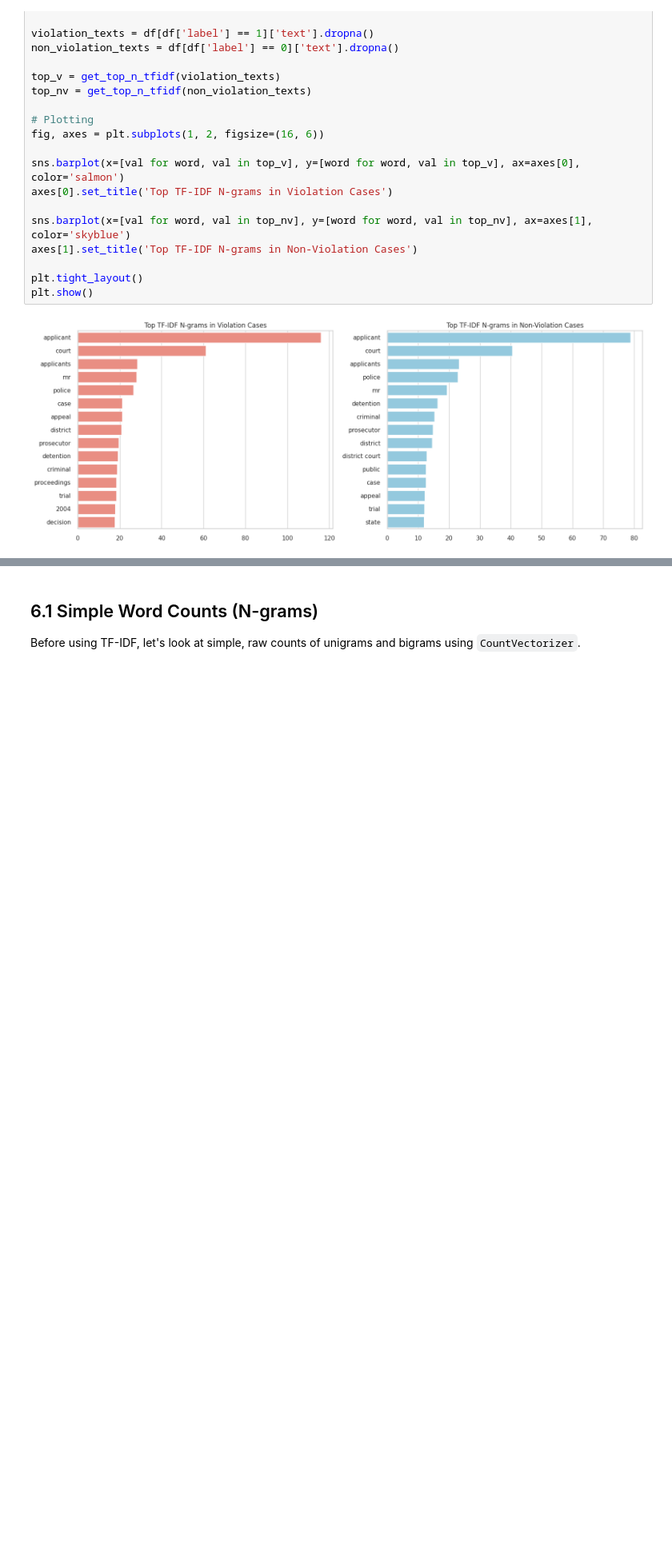
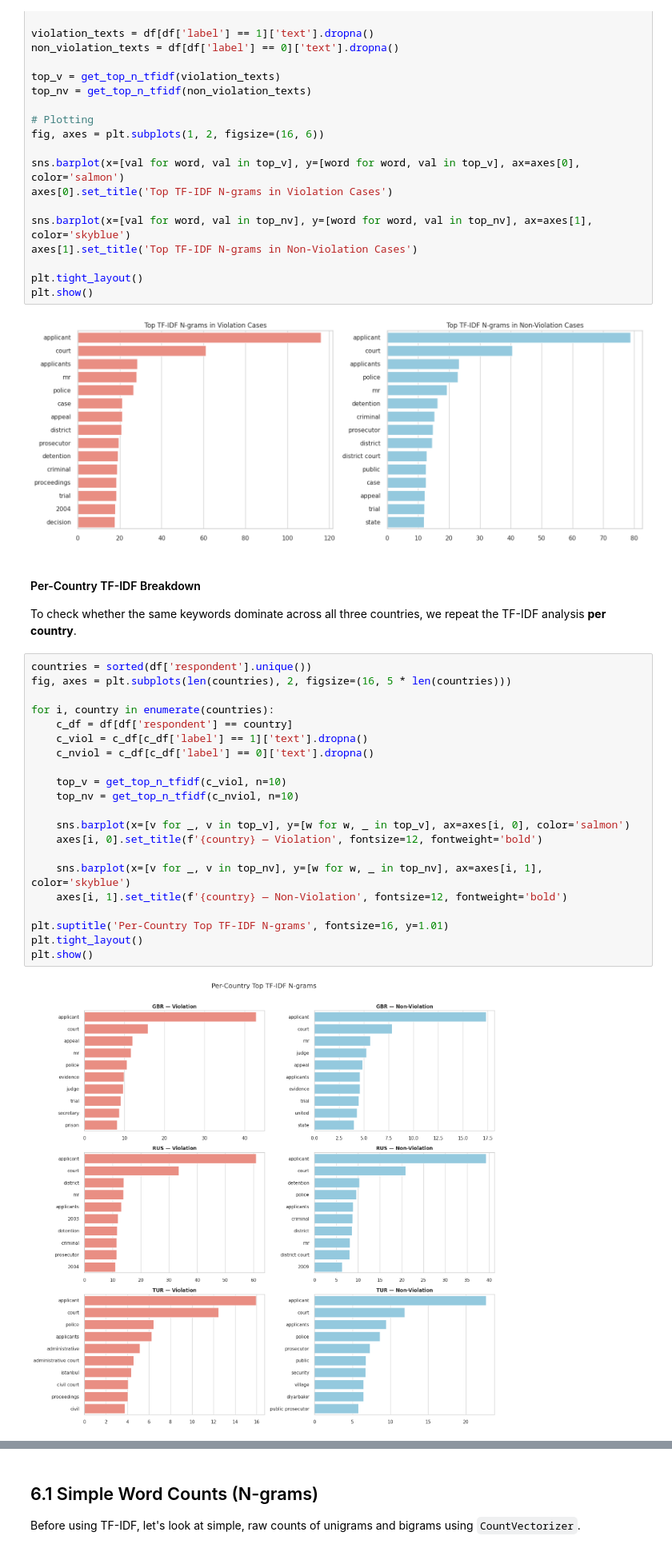
Before and after one commit to seaskyjj/echr, a Jupyter notebook: EDA.ipynb, the cells around one changed output, grey strips where cells are left out. Shown at 80% size. Drawn from its saved outputs; the diff is of its cells as text; blank space fills up the shorter version.

```diff
--- a/EDA.ipynb
+++ b/EDA.ipynb
@@ -553,3 +553,29 @@ plt.tight_layout()
 plt.show()
 # %% [output]
 [figure]
+# %% [markdown]
+#### Per-Country TF-IDF Breakdown
+To check whether the same keywords dominate across all three countries, we repeat the TF-IDF analysis **per country**.
+# %%
+countries = sorted(df['respondent'].unique())
+fig, axes = plt.subplots(len(countries), 2, figsize=(16, 5 * len(countries)))
+
+for i, country in enumerate(countries):
+    c_df = df[df['respondent'] == country]
+    c_viol = c_df[c_df['label'] == 1]['text'].dropna()
+    c_nviol = c_df[c_df['label'] == 0]['text'].dropna()
+
+    top_v = get_top_n_tfidf(c_viol, n=10)
+    top_nv = get_top_n_tfidf(c_nviol, n=10)
+
+    sns.barplot(x=[v for _, v in top_v], y=[w for w, _ in top_v], ax=axes[i, 0], color='salmon')
+    axes[i, 0].set_title(f'{country} — Violation', fontsize=12, fontweight='bold')
+
+    sns.barplot(x=[v for _, v in top_nv], y=[w for w, _ in top_nv], ax=axes[i, 1], color='skyblue')
+    axes[i, 1].set_title(f'{country} — Non-Violation', fontsize=12, fontweight='bold')
+
+plt.suptitle('Per-Country Top TF-IDF N-grams', fontsize=16, y=1.01)
+plt.tight_layout()
+plt.show()
+# %% [output]
+[figure, added]
```
Also changed, not shown: parts of 5 cells of this notebook, 1 other file.
